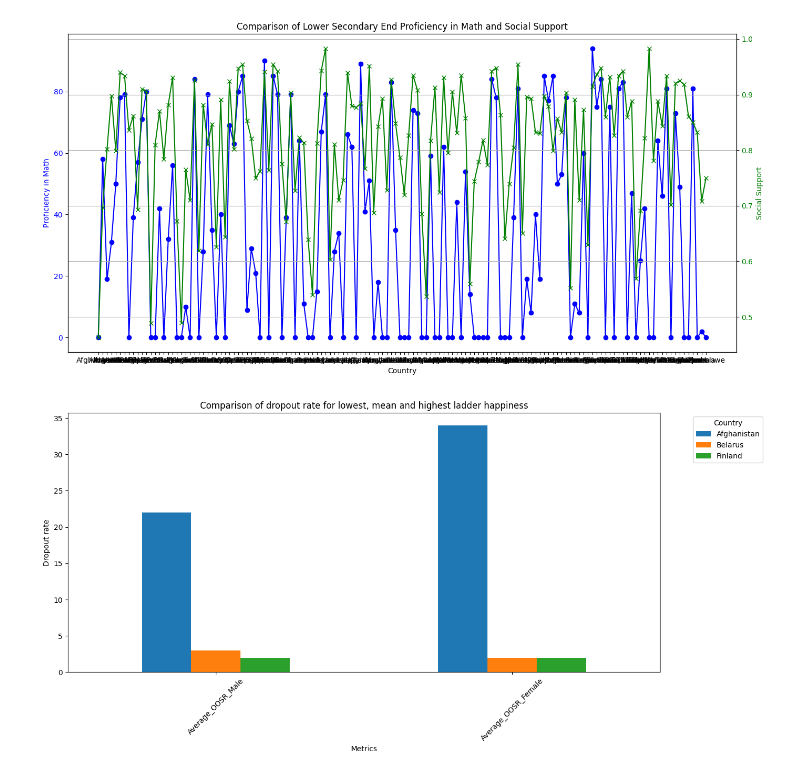
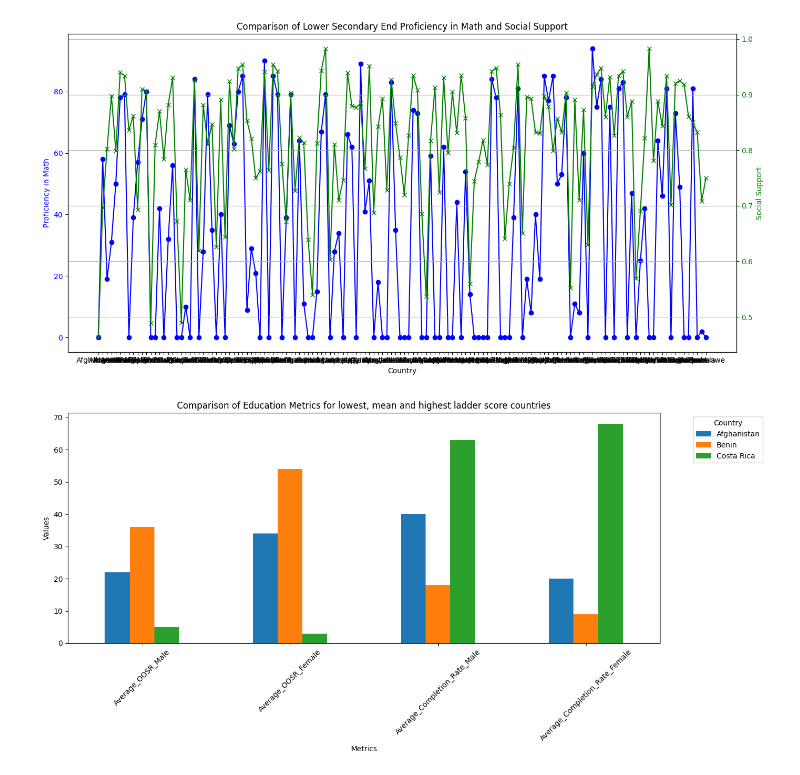
Before and after one commit to JacobHalewijn/infovis, a Jupyter notebook: draft_R.ipynb, the cells around one changed output. Saved outputs shown, nothing was run; the diff lists cells and outputs as text; code cells hidden in the pictures.

```diff
--- a/draft_R.ipynb
+++ b/draft_R.ipynb
@@ -189,35 +189,40 @@ plt.show()
 # %%
 import pandas as pd
 import matplotlib.pyplot as plt
 
 # Load the data
 file_path = 'filtered_global_education_world_happiness_average.csv'
 data = pd.read_csv(file_path)
 
+# Filter out countries with any zero values in the relevant columns
+filtered_data = data[(data['Average_OOSR_Male'] != 0) & (data['Average_OOSR_Female'] != 0) &
+                     (data['Average_Completion_Rate_Male'] != 0) & (data['Average_Completion_Rate_Female'] != 0)]
+
 # Identify countries based on ladder score
-country_lowest_ladder = data.loc[data['Ladder score'].idxmin()]
-country_highest_ladder = data.loc[data['Ladder score'].idxmax()]
-mean_ladder_score = data['Ladder score'].mean()
-country_closest_to_mean = data.iloc[(data['Ladder score'] - mean_ladder_score).abs().argsort()[:1]]
+country_lowest_ladder = filtered_data.loc[filtered_data['Ladder score'].idxmin()]
+country_highest_ladder = filtered_data.loc[filtered_data['Ladder score'].idxmax()]
+mean_ladder_score = filtered_data['Ladder score'].mean()
+country_closest_to_mean = filtered_data.iloc[(filtered_data['Ladder score'] - mean_ladder_score).abs().argsort()[:1]]
 
 # Combine the selected countries into one dataframe
 selected_countries = pd.DataFrame([country_lowest_ladder, country_closest_to_mean.iloc[0], country_highest_ladder])
 
 # Prepare the data for plotting
-bar_data = selected_countries[['Country', 'Average_OOSR_Male', 'Average_OOSR_Female']]
+bar_data = selected_countries[['Country', 'Average_OOSR_Male', 'Average_OOSR_Female',
+                               'Average_Completion_Rate_Male', 'Average_Completion_Rate_Female']]
 bar_data.set_index('Country', inplace=True)
 bar_data = bar_data.T
 
 # Plot the data
 bar_data.plot(kind='bar', figsize=(14, 7))
-plt.title('Comparison of dropout rate for lowest, mean and highest ladder happiness')
+plt.title('Comparison of Education Metrics for lowest, mean and highest ladder score countries')
 plt.xlabel('Metrics')
-plt.ylabel('Dropout rate')
+plt.ylabel('Values')
 plt.xticks(rotation=45)
 plt.legend(title='Country', bbox_to_anchor=(1.05, 1), loc='upper left')
 plt.tight_layout()
 
 # Show the plot
 plt.show()
 # %% [output]
-[figure, old version]
+[figure, new version]
```
Also changed, not shown: parts of 1 cell of this notebook.
